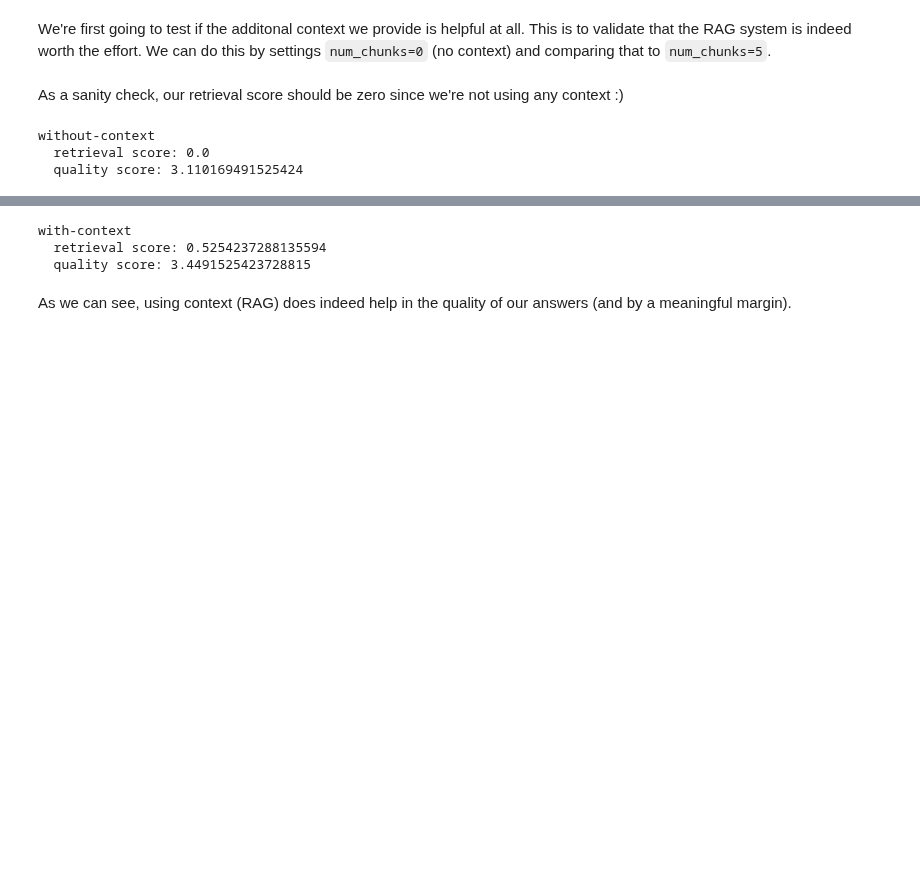
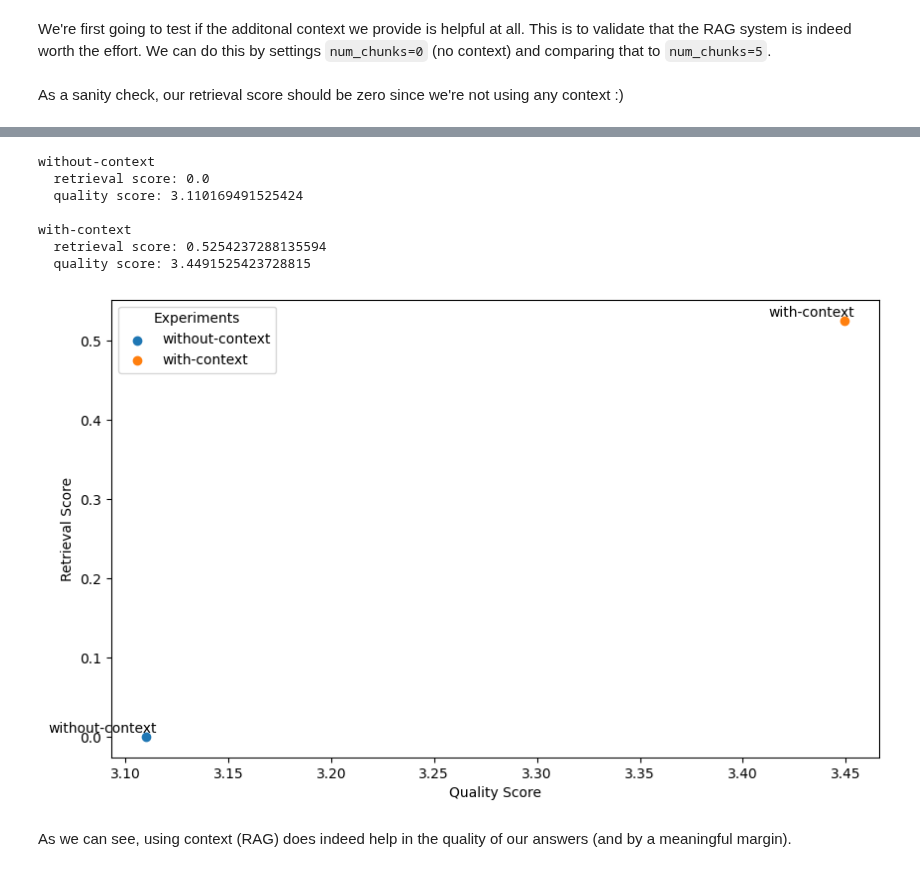
Before and after one commit to ray-project/llm-applications, a Jupyter notebook: notebooks/rag.ipynb, the cells around one changed output, grey strips where cells are left out. Saved outputs shown, nothing was run; the diff lists cells and outputs as text; code cells hidden in the pictures; blank space fills up the shorter version.

```diff
--- a/notebooks/rag.ipynb
+++ b/notebooks/rag.ipynb
@@ -341,3 +346,14 @@ The batch_size argument indicates the number of images in each batch. See the Ra
+# %%
+def get_sources_and_context(query, embedding_model, num_chunks):
+    embedding = np.array(embedding_model.embed_query(query))
+    with psycopg.connect(os.environ["DB_CONNECTION_STRING"]) as conn:
+        register_vector(conn)
+        with conn.cursor() as cur:
+            cur.execute("SELECT * FROM document ORDER BY embedding <=> %s LIMIT %s", (embedding, num_chunks))
+            rows = cur.fetchall()
+            context = [{"text": row[1]} for row in rows]
+            sources = [row[2] for row in rows]
+    return sources, context
 # %% [markdown]
 ## Generation
 # %% [markdown]
@@ -730,10 +764,33 @@ def print_experiment(experiment_name, experiments_dir, evaluator=EVALUATOR):
     eval_fp = Path(experiments_dir, "evaluations", f"{experiment_name}_{evaluator}.json")
     with open(eval_fp, "r") as fp:
         d = json.load(fp)
+    retrieval_score = d["retrieval_score"]
+    quality_score = d["quality_score"]
     print (experiment_name)
-    print ("  retrieval score:", d["retrieval_score"])
-    print ("  quality score:", d["quality_score"])
+    print ("  retrieval score:", retrieval_score)
+    print ("  quality score:", quality_score)
     print ()
+    return {"retrieval_score": retrieval_score, "quality_score": quality_score}
+# %%
+def plot_scores(scores):
+    # Prepare data for plotting
+    experiment_names = list(scores.keys())
+    retrieval_scores = [scores[experiment_name]["retrieval_score"] for experiment_name in experiment_names]
+    quality_scores = [scores[experiment_name]["quality_score"] for experiment_name in experiment_names]
+
+    # Plotting
+    plt.figure(figsize=(10, 6))
+    for i, experiment_name in enumerate(experiment_names):
+        plt.scatter(quality_scores[i], retrieval_scores[i], label=experiment_name)
+        plt.text(quality_scores[i]+0.005, retrieval_scores[i]+0.005, experiment_name, ha="right")
+
+    # Add labels and title
+    plt.xlabel("Quality Score")
+    plt.ylabel("Retrieval Score")
+    plt.legend(title="Experiments")
+
+    # Show the plot
+    plt.show()
 # %%
 llm = "gpt-3.5-turbo"
 # %% [markdown]
@@ -758,12 +815,6 @@ run_experiment(
     num_samples=NUM_SAMPLES)
 # %% [markdown]
 As a sanity check, our retrieval score should be zero since we're not using any context :)
-# %%
-print_experiment(experiment_name, EXPERIMENTS_DIR)
-# %% [output]
-without-context
-  retrieval score: 0.0
-  quality score: 3.110169491525424
 # %%
 # With context
 num_chunks = 5
@@ -783,11 +834,19 @@ run_experiment(
 # %% [output]
 [interactive output not drawn]
 # %%
-print_experiment(experiment_name, EXPERIMENTS_DIR)
+scores = {}
+for experiment_name in ["without-context", "with-context"]:
+    scores[experiment_name] = print_experiment(experiment_name, EXPERIMENTS_DIR)
+plot_scores(scores=scores)
 # %% [output]
+without-context
+  retrieval score: 0.0
+  quality score: 3.110169491525424
+
 with-context
   retrieval score: 0.5254237288135594
   quality score: 3.4491525423728815
+[figure, added]
 # %% [markdown]
 As we can see, using context (RAG) does indeed help in the quality of our answers (and by a meaningful margin).
 # %% [markdown]
```
Also changed, not shown: parts of 45 cells of this notebook, 2 other files.
